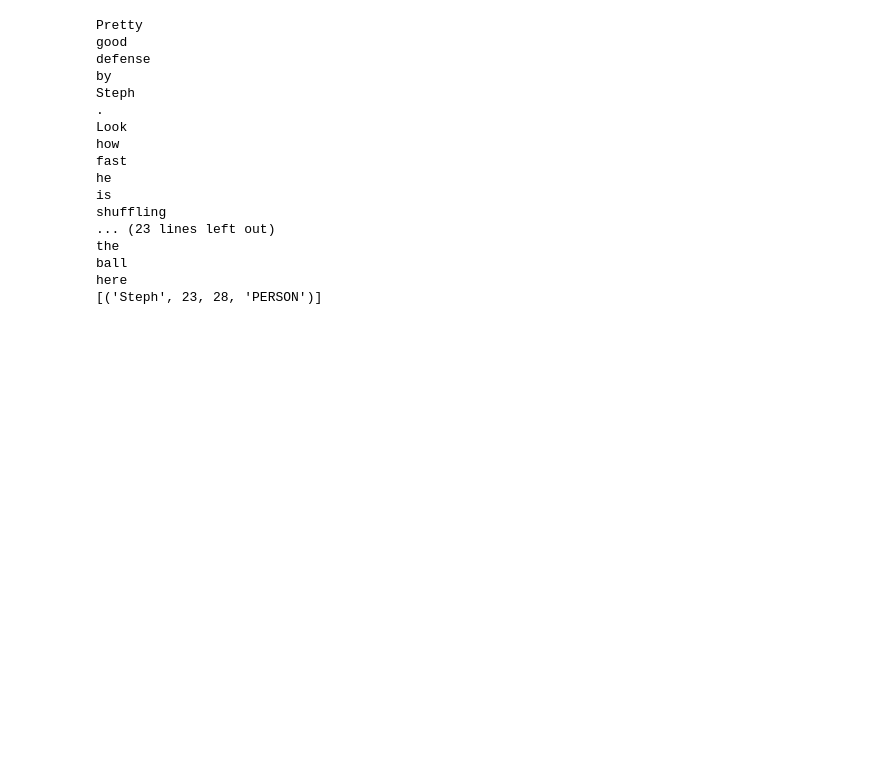
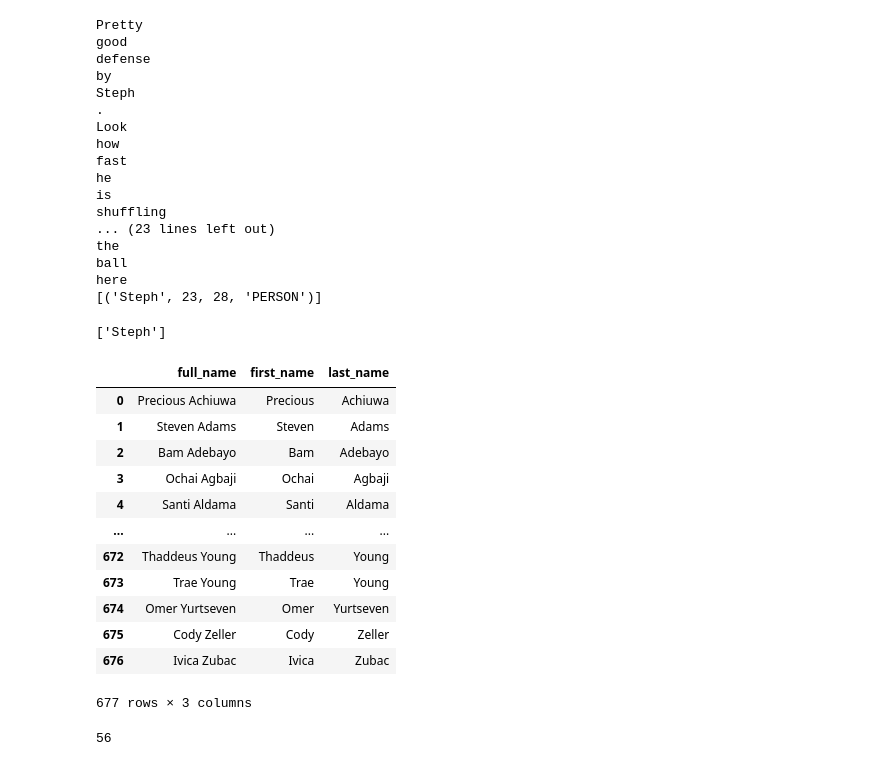
Before and after one commit to arthp96/nba-sentiment, a Jupyter notebook: sentiment.ipynb, the cells around one changed output. Drawn from its saved outputs; the diff is of its cells as text; code cells hidden in the pictures; blank space fills up the shorter version.

Commit message:
Gathering player nicknames

```diff
--- a/sentiment.ipynb
+++ b/sentiment.ipynb
@@ -98,0 +97,23 @@ import nltk
+# %%
+names = [e.text for e in doc.ents]
+names
+# %% [output]
+['Steph']
+# %%
+current_players = pd.read_csv('current_players')
+# %%
+current_players
+# %% [output]
+|  | full_name | first_name | last_name |
+| 0 | Precious Achiuwa | Precious | Achiuwa |
+| 1 | Steven Adams | Steven | Adams |
+| 2 | Bam Adebayo | Bam | Adebayo |
+| 3 | Ochai Agbaji | Ochai | Agbaji |
+| 4 | Santi Aldama | Santi | Aldama |
+| ... | ... | ... | ... |
+| 672 | Thaddeus Young | Thaddeus | Young |
+| 673 | Trae Young | Trae | Young |
+| 674 | Omer Yurtseven | Omer | Yurtseven |
+| 675 | Cody Zeller | Cody | Zeller |
+| 676 | Ivica Zubac | Ivica | Zubac |
+677 rows × 3 columns
@@ -98,0 +122,4 @@ import nltk
+# %%
+fuzz.token_set_ratio('Steph', 'Stephen Curry')
+# %% [output]
+56
```
Also changed, not shown: parts of 3 cells of this notebook, 4 other files.
